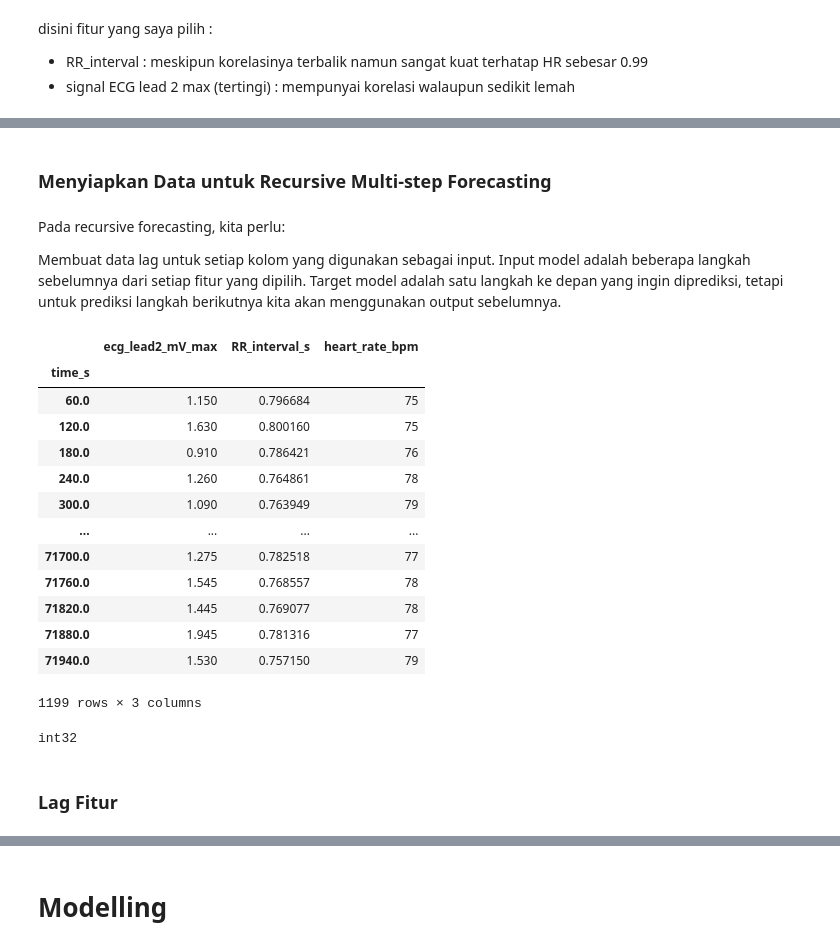
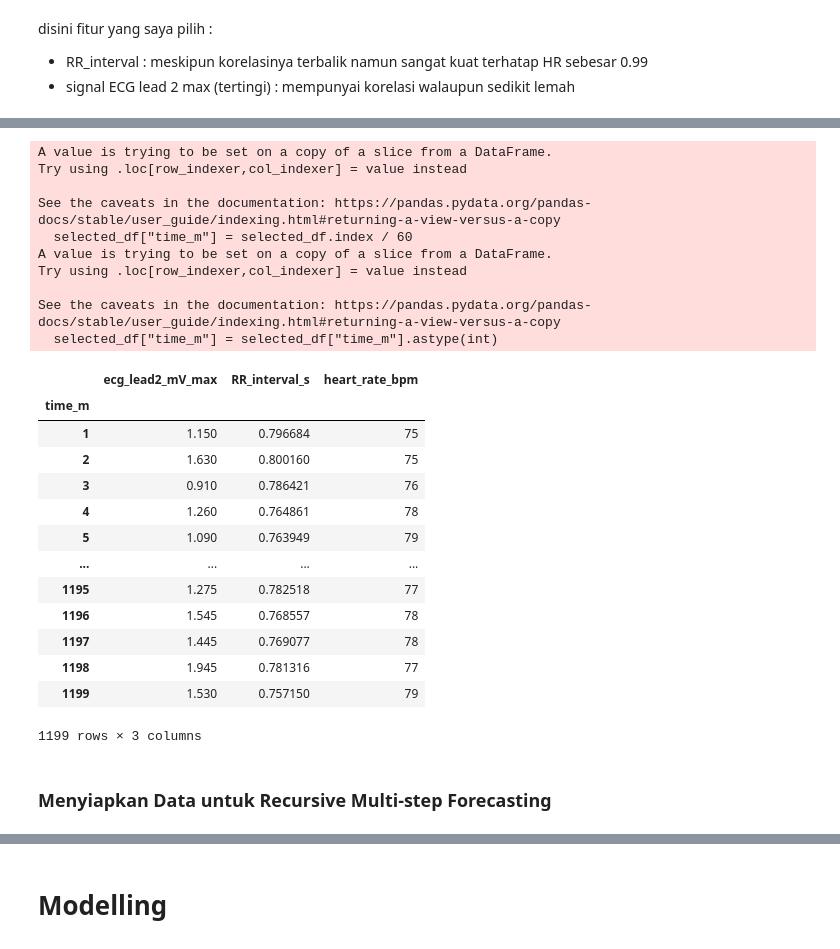
Before and after one commit to Vall-Here/proyek-sains-data, a Jupyter notebook: _sources/Project3.ipynb, the cells around one changed output, grey strips where cells are left out. Cells and saved outputs as stored; diff of their text form; code cells hidden in the pictures.

```diff
--- a/_sources/Project3.ipynb
+++ b/_sources/Project3.ipynb
@@ -541,32 +556,36 @@ selected_df = df_main[['ecg_lead2_mV_max','RR_interval_s', 'heart_rate_bpm']]
+# %%
+selected_df["time_m"] = selected_df.index / 60
+
+selected_df.reset_index(drop=True, inplace=True)
+
+selected_df["time_m"] = selected_df["time_m"].astype(int)
+
+selected_df.set_index("time_m", inplace=True)
+selected_df
+# %% [output]
+A value is trying to be set on a copy of a slice from a DataFrame.
+Try using .loc[row_indexer,col_indexer] = value instead
+
+See the caveats in the documentation: https://pandas.pydata.org/pandas-docs/stable/user_guide/indexing.html#returning-a-view-versus-a-copy
+  selected_df["time_m"] = selected_df.index / 60
+A value is trying to be set on a copy of a slice from a DataFrame.
+Try using .loc[row_indexer,col_indexer] = value instead
+
+See the caveats in the documentation: https://pandas.pydata.org/pandas-docs/stable/user_guide/indexing.html#returning-a-view-versus-a-copy
+  selected_df["time_m"] = selected_df["time_m"].astype(int)
+|  | ecg_lead2_mV_max | RR_interval_s | heart_rate_bpm |
+| time_m |  |  |  |
+| 1 | 1.150 | 0.796684 | 75 |
+| 2 | 1.630 | 0.800160 | 75 |
+| 3 | 0.910 | 0.786421 | 76 |
+| 4 | 1.260 | 0.764861 | 78 |
+| 5 | 1.090 | 0.763949 | 79 |
+| ... | ... | ... | ... |
+| 1195 | 1.275 | 0.782518 | 77 |
+| 1196 | 1.545 | 0.768557 | 78 |
+| 1197 | 1.445 | 0.769077 | 78 |
+| 1198 | 1.945 | 0.781316 | 77 |
+| 1199 | 1.530 | 0.757150 | 79 |
+1199 rows × 3 columns
 # %% [markdown]
 ### Menyiapkan Data untuk Recursive Multi-step Forecasting
-# %% [markdown]
-Pada recursive forecasting, kita perlu:
-
-Membuat data lag untuk setiap kolom yang digunakan sebagai input.
-Input model adalah beberapa langkah sebelumnya dari setiap fitur yang dipilih.
-Target model adalah satu langkah ke depan yang ingin diprediksi, tetapi untuk prediksi langkah berikutnya kita akan menggunakan output sebelumnya.
-# %%
-selected_df = selected_df.sort_values('time_s')
-selected_df
-# %% [output]
-|  | ecg_lead2_mV_max | RR_interval_s | heart_rate_bpm |
-| time_s |  |  |  |
-| 60.0 | 1.150 | 0.796684 | 75 |
-| 120.0 | 1.630 | 0.800160 | 75 |
-| 180.0 | 0.910 | 0.786421 | 76 |
-| 240.0 | 1.260 | 0.764861 | 78 |
-| 300.0 | 1.090 | 0.763949 | 79 |
-| ... | ... | ... | ... |
-| 71700.0 | 1.275 | 0.782518 | 77 |
-| 71760.0 | 1.545 | 0.768557 | 78 |
-| 71820.0 | 1.445 | 0.769077 | 78 |
-| 71880.0 | 1.945 | 0.781316 | 77 |
-| 71940.0 | 1.530 | 0.757150 | 79 |
-1199 rows × 3 columns
-# %%
-print(selected_df['heart_rate_bpm'].dtype)
-# %% [output]
-int32
-# %% [markdown]
-### Lag Fitur
```
Also changed, not shown: parts of 72 cells of this notebook, 26 other files.
